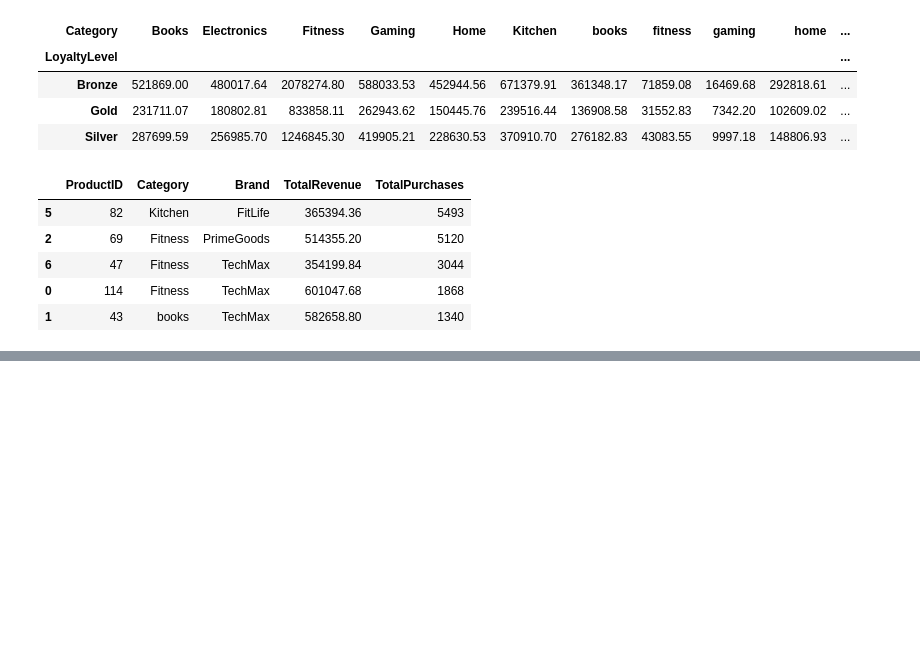
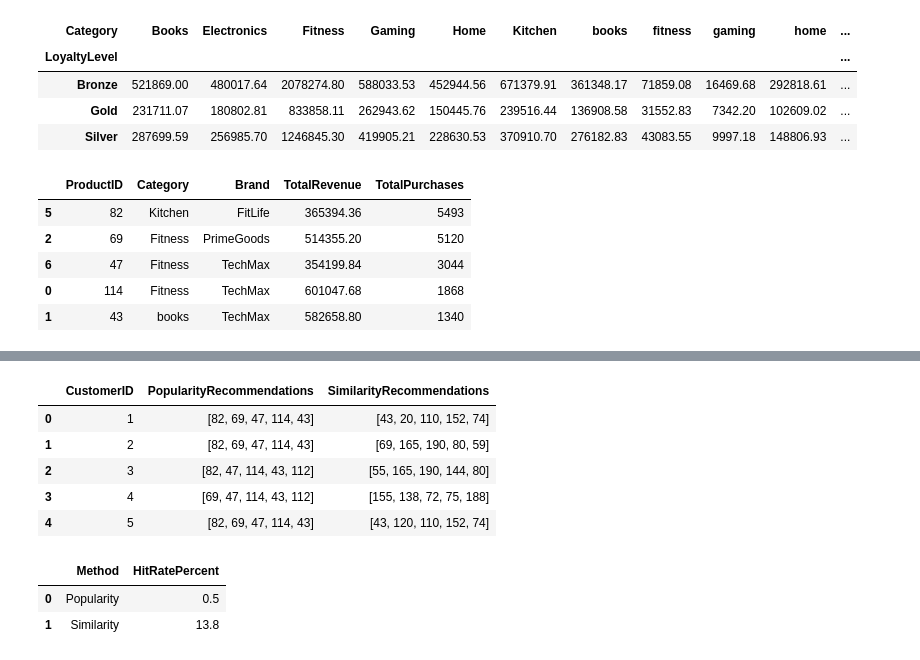
Before and after one commit to n00230867/RA-CA1, a Jupyter notebook: tasks/02_task2_recommendation_system.ipynb, the cells around one changed output, grey strips where cells are left out. Drawn from its saved outputs; the diff is of its cells as text; code cells hidden in the pictures; blank space fills up the shorter version.

Commit message:
Add Task 2 similarity recommender and evaluation

```diff
--- a/tasks/02_task2_recommendation_system.ipynb
+++ b/tasks/02_task2_recommendation_system.ipynb
@@ -231,3 +235,80 @@ display(popularity_recommendations(1))
+# %%
+# Item-similarity recommender.
+item_similarity = pd.DataFrame(
+    cosine_similarity(interaction_matrix.T),
+    index=interaction_matrix.columns,
+    columns=interaction_matrix.columns
+)
+
+def similarity_recommendations(customer_id, number_of_recommendations=5):
+    customer_vector = interaction_matrix.loc[customer_id].to_numpy()
+    scores = customer_vector @ item_similarity.to_numpy()
+    scores[customer_vector > 0] = -1
+    recommended_positions = scores.argsort()[::-1][:number_of_recommendations]
+    recommended_ids = interaction_matrix.columns[recommended_positions]
+    recommendations = products.set_index('ProductID').loc[recommended_ids].reset_index()
+    recommendations['RecommendationScore'] = scores[recommended_positions]
+    return recommendations
+
+# Show both methods for five customers.
+recommendation_examples = []
+for customer_id in customers['CustomerID'].head(5):
+    recommendation_examples.append({
+        'CustomerID': customer_id,
+        'PopularityRecommendations': popularity_recommendations(customer_id)['ProductID'].tolist(),
+        'SimilarityRecommendations': similarity_recommendations(customer_id)['ProductID'].tolist()
+    })
+display(pd.DataFrame(recommendation_examples))
+
+# Hold out the most recent purchase for a simple top-five evaluation.
+ordered_transactions = transactions.sort_values(['CustomerID', 'LastPurchaseDays'])
+holdout = ordered_transactions.groupby('CustomerID').head(1)
+training_transactions = transactions.drop(index=holdout.index)
+training_matrix = training_transactions.pivot_table(
+    index='CustomerID', columns='ProductID', values='PurchaseCount', aggfunc='sum', fill_value=0
+)
+training_popularity = training_transactions.groupby('ProductID')['PurchaseCount'].sum().sort_values(ascending=False)
+training_item_similarity = pd.DataFrame(
+    cosine_similarity(training_matrix.T),
+    index=training_matrix.columns,
+    columns=training_matrix.columns
+)
+
+def evaluate_recommendations(customer_id, method):
+    if customer_id not in training_matrix.index:
+        return []
+    customer_vector = training_matrix.loc[customer_id].to_numpy()
+    if method == 'Popularity':
+        scores = training_popularity.copy()
+        scores = scores[~scores.index.isin(training_matrix.columns[customer_vector > 0])]
+        return scores.head(5).index.tolist()
+    scores = customer_vector @ training_item_similarity.to_numpy()
+    scores[customer_vector > 0] = -1
+    return training_matrix.columns[scores.argsort()[::-1][:5]].tolist()
+
+evaluation_rows = []
+for row in holdout.itertuples():
+    for method in ['Popularity', 'Similarity']:
+        recommendations = evaluate_recommendations(row.CustomerID, method)
+        evaluation_rows.append({
+            'CustomerID': row.CustomerID,
+            'Method': method,
+            'Hit': row.ProductID in recommendations
+        })
+
+evaluation = pd.DataFrame(evaluation_rows)
+evaluation_summary = evaluation.groupby('Method')['Hit'].mean().mul(100).round(2).reset_index(name='HitRatePercent')
+display(evaluation_summary)
+# %% [output]
+|  | CustomerID | PopularityRecommendations | SimilarityRecommendations |
+| 0 | 1 | [82, 69, 47, 114, 43] | [43, 20, 110, 152, 74] |
+| 1 | 2 | [82, 69, 47, 114, 43] | [69, 165, 190, 80, 59] |
+| 2 | 3 | [82, 47, 114, 43, 112] | [55, 165, 190, 144, 80] |
+| 3 | 4 | [69, 47, 114, 43, 112] | [155, 138, 72, 75, 188] |
+| 4 | 5 | [82, 69, 47, 114, 43] | [43, 120, 110, 152, 74] |
+|  | Method | HitRatePercent |
+| 0 | Popularity | 0.5 |
+| 1 | Similarity | 13.8 |
 # %% [markdown]
 ## Required evidence checklist
 - [x] Data quality checks and integrated customer-product-transaction data
```
Also changed, not shown: parts of 2 cells of this notebook.
